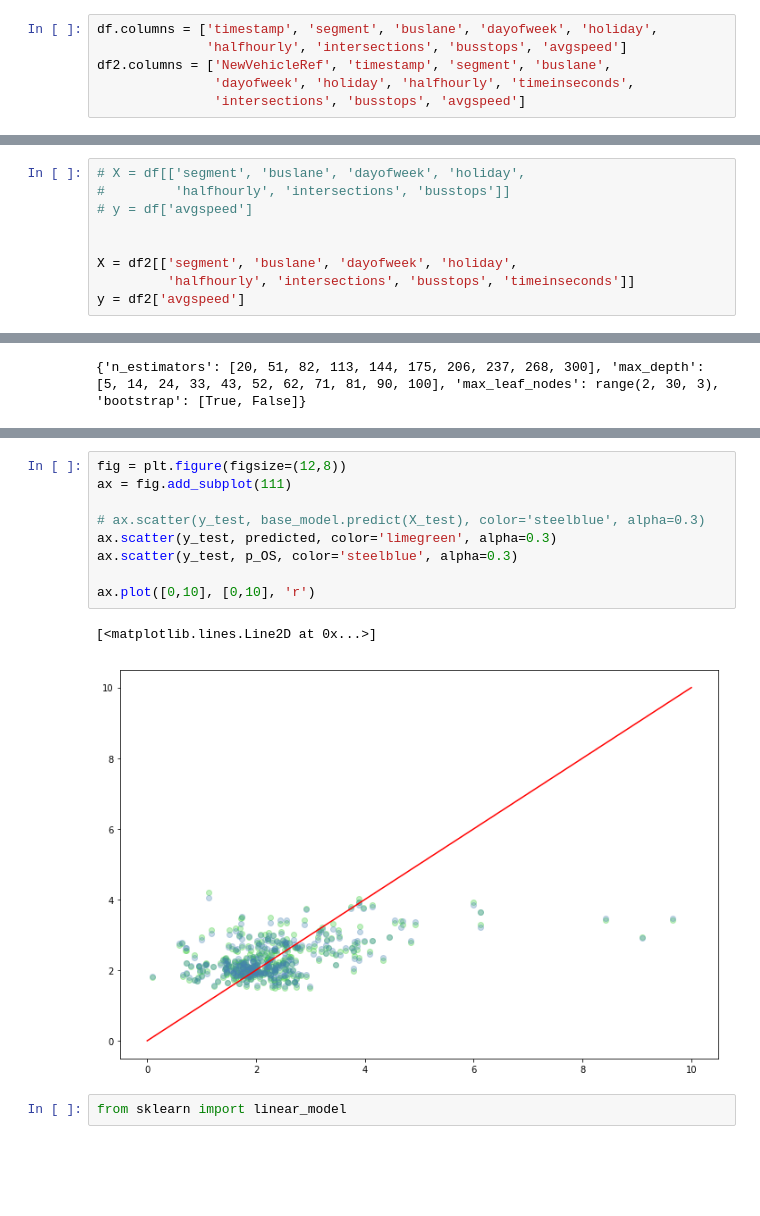
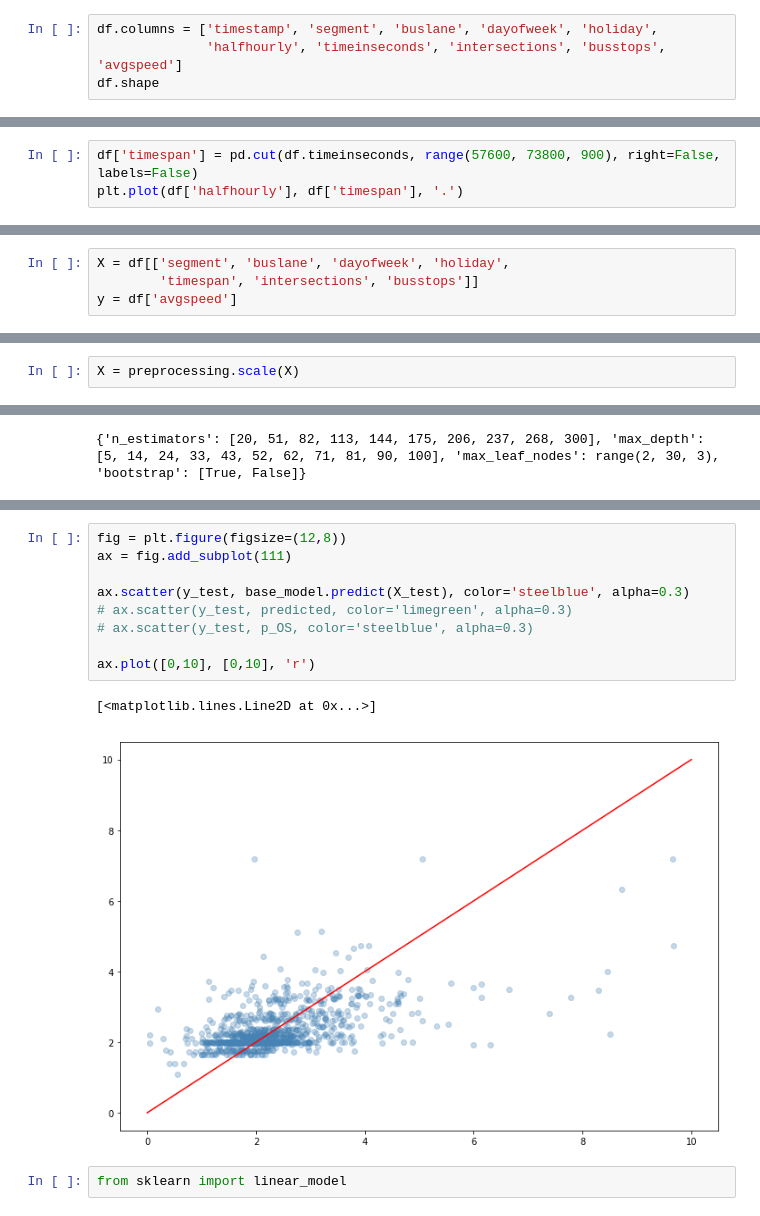
Before and after one commit to ywnch/NYC-bus-LTT-prediction, a Jupyter notebook: prediction.ipynb, the cells around one changed output, grey strips where cells are left out. Cells and saved outputs as stored; diff of their text form; blank space fills up the shorter version.

Commit message:
model draft notebook

```diff
--- a/prediction.ipynb
+++ b/prediction.ipynb
@@ -46,6 +35,4 @@ df2 = df2[['NewVehicleRef', 'Timestamp_x', 'segment_id', 'BusLane_x',
 # %%
 df.columns = ['timestamp', 'segment', 'buslane', 'dayofweek', 'holiday',
-              'halfhourly', 'intersections', 'busstops', 'avgspeed']
-df2.columns = ['NewVehicleRef', 'timestamp', 'segment', 'buslane',
-               'dayofweek', 'holiday', 'halfhourly', 'timeinseconds',
-               'intersections', 'busstops', 'avgspeed']
+              'halfhourly', 'timeinseconds', 'intersections', 'busstops', 'avgspeed']
+df.shape
@@ -62,0 +50,3 @@ df2 = df2[df2['avgspeed'] > 0]
+# %%
+df['timespan'] = pd.cut(df.timeinseconds, range(57600, 73800, 900), right=False, labels=False)
+plt.plot(df['halfhourly'], df['timespan'], '.')
@@ -63,9 +56,4 @@ df2 = df2[df2['avgspeed'] > 0]
 # %%
-# X = df[['segment', 'buslane', 'dayofweek', 'holiday',
-#         'halfhourly', 'intersections', 'busstops']]
-# y = df['avgspeed']
-
-
-X = df2[['segment', 'buslane', 'dayofweek', 'holiday',
-         'halfhourly', 'intersections', 'busstops', 'timeinseconds']]
-y = df2['avgspeed']
+X = df[['segment', 'buslane', 'dayofweek', 'holiday',
+        'timespan', 'intersections', 'busstops']]
+y = df['avgspeed']
@@ -72,3 +70,5 @@ y = df2['avgspeed']
+# %%
+X = preprocessing.scale(X)
 # %%
 X_train, X_test, y_train, y_test = train_test_split(X, y, test_size = 0.3, random_state = 2018)
 # %%
@@ -285,15 +266,15 @@ Improvement of -1.45%.
 # %%
 fig = plt.figure(figsize=(12,8))
 ax = fig.add_subplot(111)
 
-# ax.scatter(y_test, base_model.predict(X_test), color='steelblue', alpha=0.3)
-ax.scatter(y_test, predicted, color='limegreen', alpha=0.3)
-ax.scatter(y_test, p_OS, color='steelblue', alpha=0.3)
+ax.scatter(y_test, base_model.predict(X_test), color='steelblue', alpha=0.3)
+# ax.scatter(y_test, predicted, color='limegreen', alpha=0.3)
+# ax.scatter(y_test, p_OS, color='steelblue', alpha=0.3)
 
 ax.plot([0,10], [0,10], 'r')
 # %% [output]
 [<matplotlib.lines.Line2D at 0x...>]
-[figure, old version]
+[figure, new version]
 # %%
 from sklearn import linear_model
 # %%
```
Also changed, not shown: parts of 39 cells of this notebook, 1 other file.
